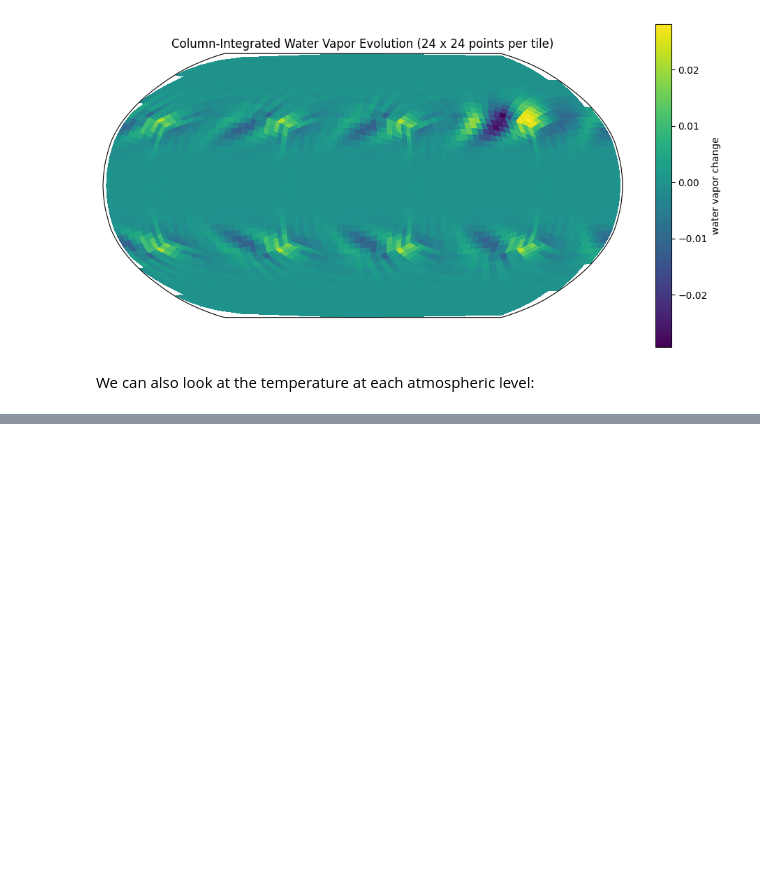
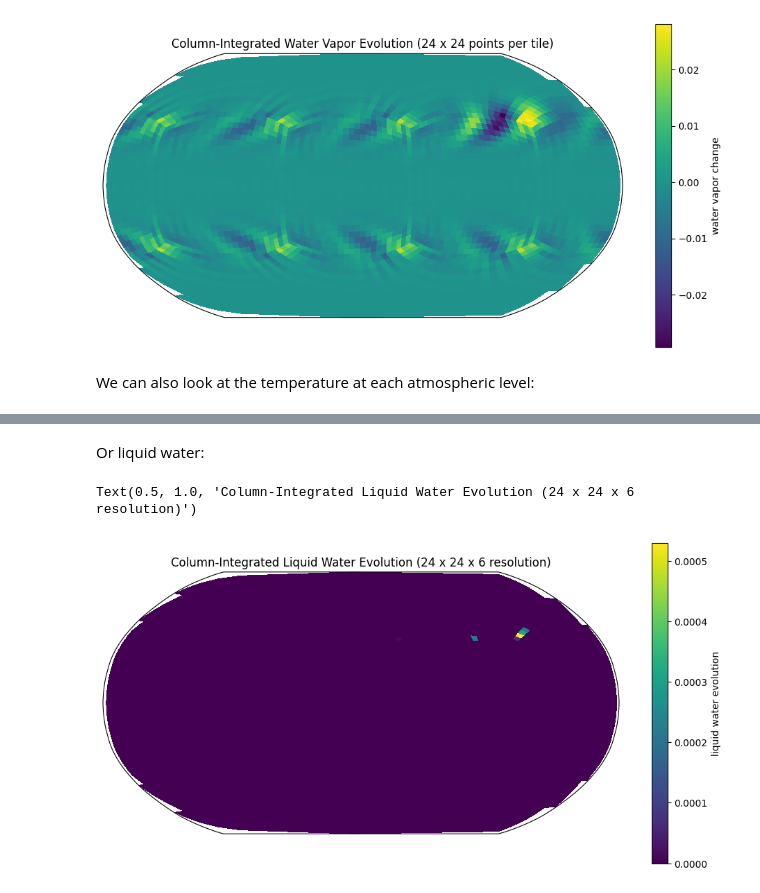
Before and after one commit to oelbert/pace, a Jupyter notebook: examples/notebooks/examine_run.ipynb, the cells around one changed output, grey strips where cells are left out. Cells and saved outputs as stored; diff of their text form; code cells hidden in the pictures; blank space fills up the shorter version.

```diff
--- a/examples/notebooks/examine_run.ipynb
+++ b/examples/notebooks/examine_run.ipynb
@@ -74,0 +75,16 @@ Text(0.5, 1.0, 'Column-Integrated Water Vapor Evolution (24 x 24 points per tile
+# %% [markdown]
+Or liquid water:
+# %%
+fig = plt.figure(figsize=(12, 6))
+ax = fig.add_subplot(111, projection=ccrs.Robinson())
+f1 = pcolormesh_cube(
+    ds["lat"].values * 180./np.pi,
+    ds["lon"].values * 180./np.pi,
+    np.sum(ds["qliquid"].isel(time=-1).values, axis=-1) - np.sum(ds["qliquid"].isel(time=1).values, axis=-1),
+    cmap="viridis",
+)
+plt.colorbar(f1, label="liquid water evolution")
+ax.set_title(f"Column-Integrated Liquid Water Evolution ({24} x {24} x {6} resolution)")
+# %% [output]
+Text(0.5, 1.0, 'Column-Integrated Liquid Water Evolution (24 x 24 x 6 resolution)')
+[figure, added]
```
Also changed, not shown: parts of 1 cell of this notebook, 3 other files.
